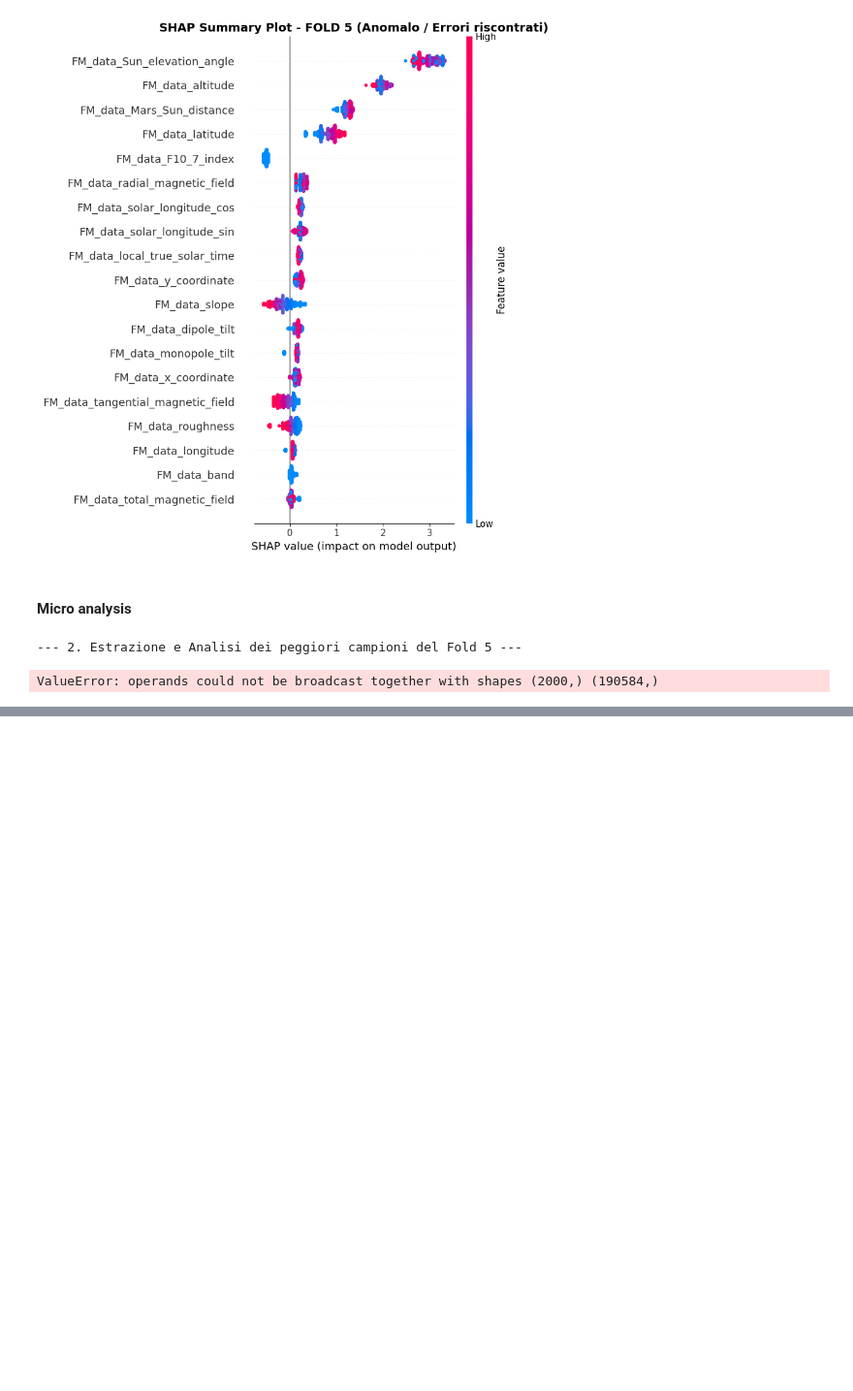
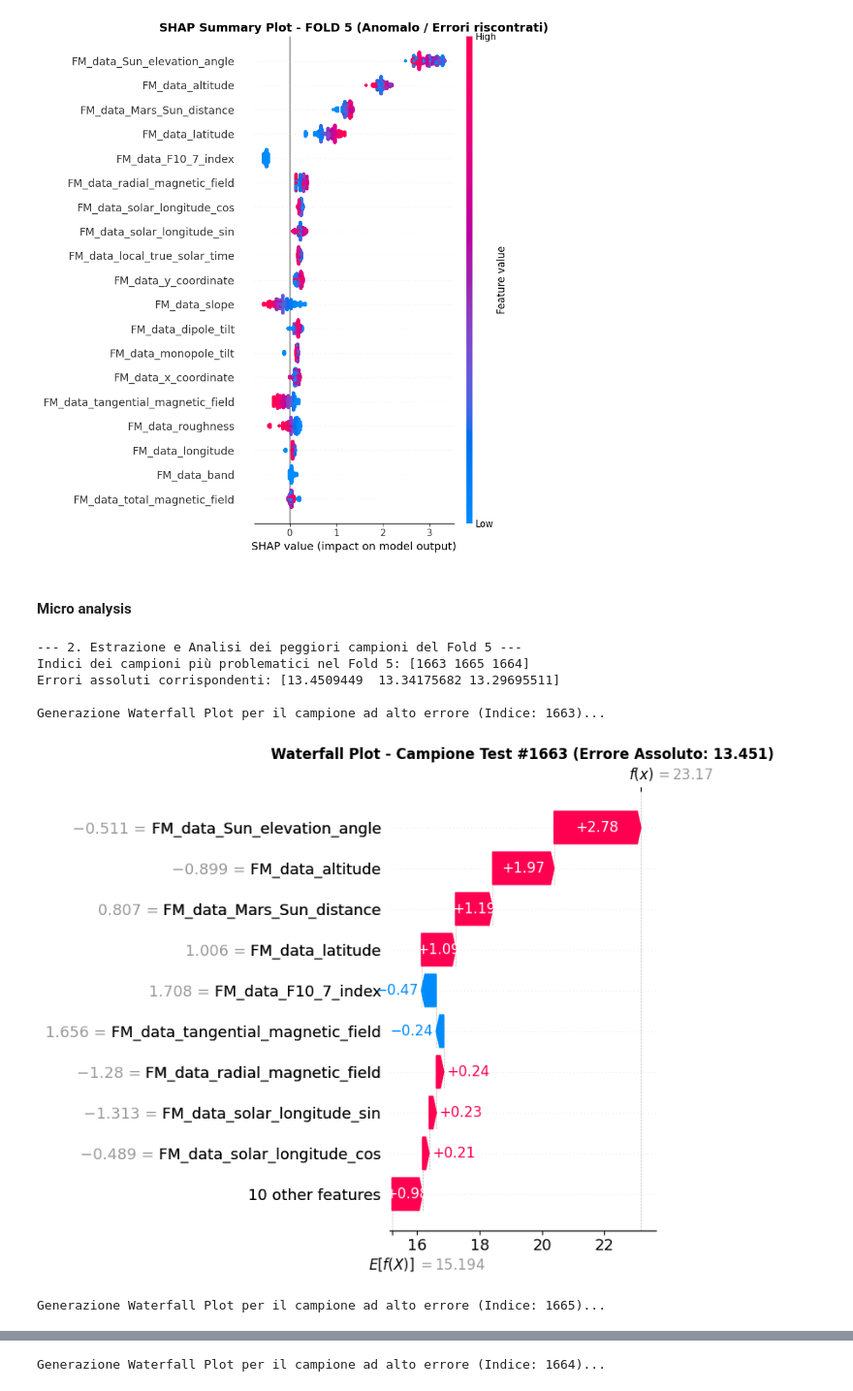
Before and after one commit to Epot12/Lab_XAI, a Jupyter notebook: Lab_XAI_pytorch/main.ipynb, the cells around one changed output, grey strips where cells are left out. Shown at 97% size. Saved outputs shown, nothing was run; the diff lists cells and outputs as text; code cells hidden in the pictures; blank space fills up the shorter version.

```diff
--- a/Lab_XAI_pytorch/main.ipynb
+++ b/Lab_XAI_pytorch/main.ipynb
@@ -536,37 +536,43 @@ with torch.no_grad():
 
 # Calcolo del residuo assoluto su scala reale: Errore = |Y_predicton - Y_true|
 # Assicurati che y_test_fold5 sia un array monodimensionale di numpy
-absolute_errors = np.abs(y_pred_f5 - y_test_fold5.flatten())
+limit = len(y_pred_f5)
+absolute_errors = np.abs(y_pred_f5 - y_test_fold5[:limit].flatten())
 
 # Estrazione degli indici dei 3 campioni con l'errore più alto (ordinamento crescente, prendi gli ultimi 3)
 worst_samples_indices = np.argsort(absolute_errors)[-3:][::-1]
 
 print(f"Indici dei campioni più problematici nel Fold 5: {worst_samples_indices}")
 print(f"Errori assoluti corrispondenti: {absolute_errors[worst_samples_indices]}")
 
 # Estrazione del valore atteso (E[f(x)]) di base dal DeepExplainer
 base_value = explainer_f5.expected_value
 if isinstance(base_value, (list, np.ndarray)):
     base_value = base_value[0]
 
 # Generazione dei Waterfall Plot locali per ogni anomalia isolata
 for idx in worst_samples_indices:
     print(f"\nGenerazione Waterfall Plot per il campione ad alto errore (Indice: {idx})...")
 
     # Chirurgia SHAP: DeepExplainer non supporta nativamente i grafici locali a cascata.
     # Dobbiamo impacchettare i vettori dentro un oggetto contenitore shap.Explanation.
     explanation_object = shap.Explanation(
         values=shap_values_f5[idx],
         base_values=base_value,
         data=X_test_scaled_f5[idx],
         feature_names=feature_names_2
     )
 
     plt.figure(figsize=(10, 5))
     shap.plots.waterfall(explanation_object, show=False)
     plt.title(f"Waterfall Plot - Campione Test #{idx} (Errore Assoluto: {absolute_errors[idx]:.3f})", fontsize=12, fontweight='bold')
     plt.tight_layout()
     plt.show()
 # %% [output]
 --- 2. Estrazione e Analisi dei peggiori campioni del Fold 5 ---
+Indici dei campioni più problematici nel Fold 5: [1663 1665 1664]
+Errori assoluti corrispondenti: [13.4509449  13.34175682 13.29695511]
+
+Generazione Waterfall Plot per il campione ad alto errore (Indice: 1663)...
+[figure, added]
-ValueError: operands could not be broadcast together with shapes (2000,) (190584,)
+Generazione Waterfall Plot per il campione ad alto errore (Indice: 1665)...
@@ -572,0 +580 @@ ValueError: operands could not be broadcast together with shapes (2000,) (190584
+Generazione Waterfall Plot per il campione ad alto errore (Indice: 1664)...
```
Also changed, not shown: parts of 1 cell of this notebook.
